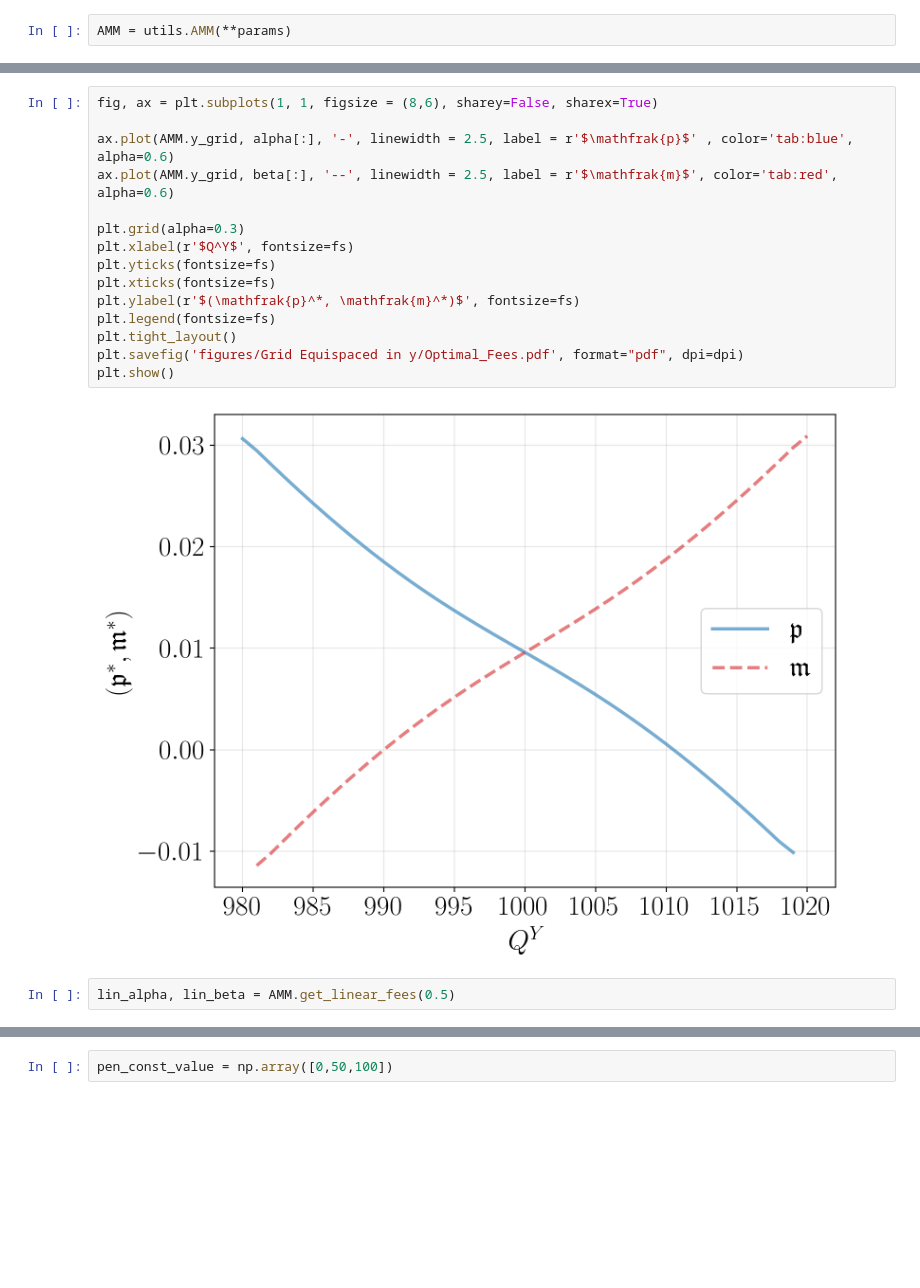
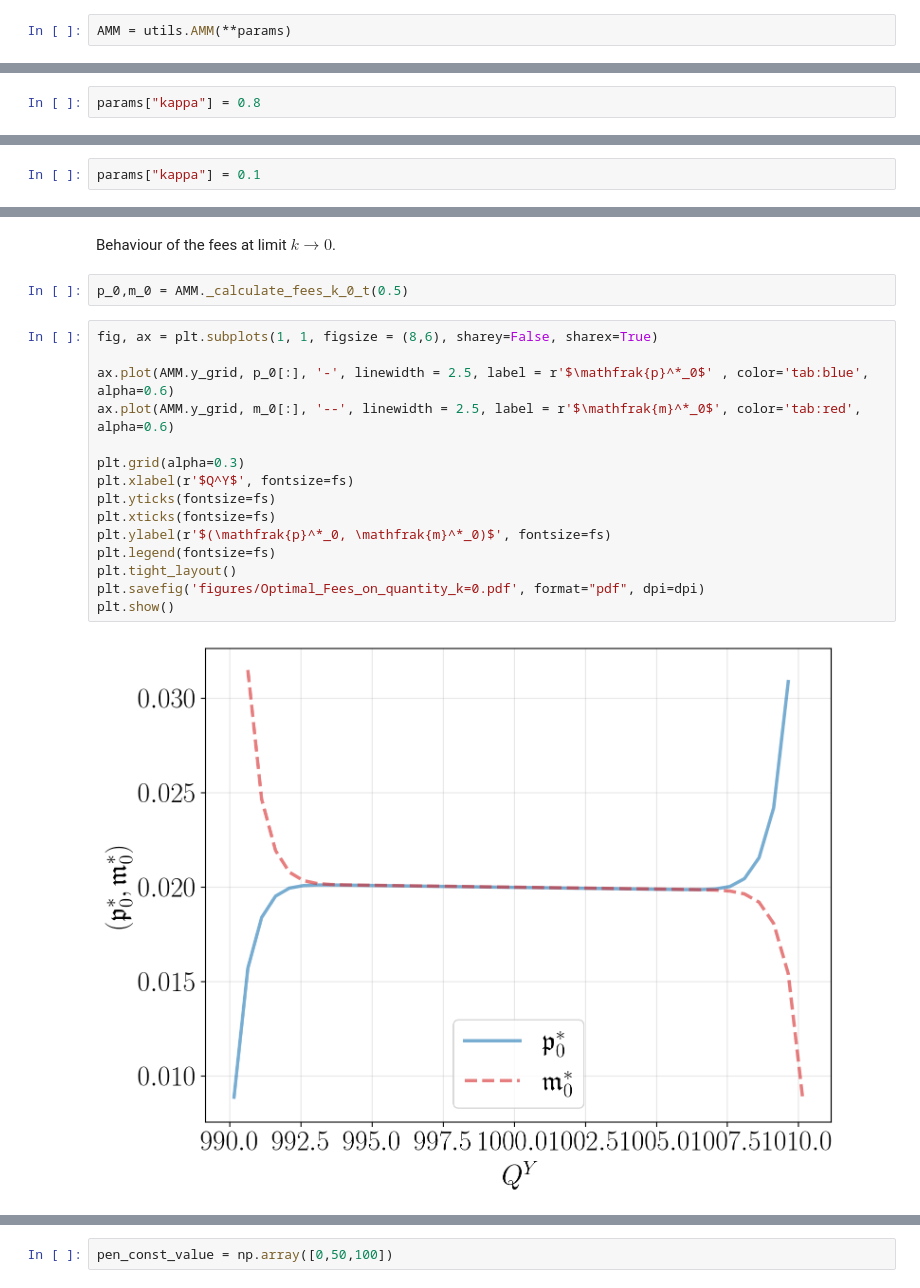
Before and after one commit to leonardobaggiani/amm-fees, a Jupyter notebook: Simulations.ipynb, the cells around one changed output, grey strips where cells are left out. Drawn from its saved outputs; the diff is of its cells as text; blank space fills up the shorter version.

```diff
--- a/Simulations.ipynb
+++ b/Simulations.ipynb
@@ -48 +111,3 @@ AMM = utils.AMM(**params)
+# %%
+params["kappa"] = 0.8
 # %%
@@ -49,0 +135,2 @@ alpha,beta = AMM._calculate_fees_t(0.5)
+# %%
+params["kappa"] = 0.1
@@ -50,19 +159,21 @@ alpha,beta = AMM._calculate_fees_t(0.5)
+# %% [markdown]
+Behaviour of the fees at limit $k \to 0$.
+# %%
+p_0,m_0 = AMM._calculate_fees_k_0_t(0.5)
 # %%
 fig, ax = plt.subplots(1, 1, figsize = (8,6), sharey=False, sharex=True)
 
-ax.plot(AMM.y_grid, alpha[:], '-', linewidth = 2.5, label = r'$\mathfrak{p}$' , color='tab:blue', alpha=0.6)
-ax.plot(AMM.y_grid, beta[:], '--', linewidth = 2.5, label = r'$\mathfrak{m}$', color='tab:red', alpha=0.6)
+ax.plot(AMM.y_grid, p_0[:], '-', linewidth = 2.5, label = r'$\mathfrak{p}^*_0$' , color='tab:blue', alpha=0.6)
+ax.plot(AMM.y_grid, m_0[:], '--', linewidth = 2.5, label = r'$\mathfrak{m}^*_0$', color='tab:red', alpha=0.6)
 
 plt.grid(alpha=0.3)
 plt.xlabel(r'$Q^Y$', fontsize=fs)
 plt.yticks(fontsize=fs)
 plt.xticks(fontsize=fs)
-plt.ylabel(r'$(\mathfrak{p}^*, \mathfrak{m}^*)$', fontsize=fs)
+plt.ylabel(r'$(\mathfrak{p}^*_0, \mathfrak{m}^*_0)$', fontsize=fs)
 plt.legend(fontsize=fs)
 plt.tight_layout()
-plt.savefig('figures/Grid Equispaced in y/Optimal_Fees.pdf', format="pdf", dpi=dpi)
+plt.savefig('figures/Optimal_Fees_on_quantity_k=0.pdf', format="pdf", dpi=dpi)
 plt.show()
 # %% [output]
-[figure, old version]
+[figure, new version]
-# %%
-lin_alpha, lin_beta = AMM.get_linear_fees(0.5)
```
Also changed, not shown: parts of 83 cells of this notebook, 52 other files.
